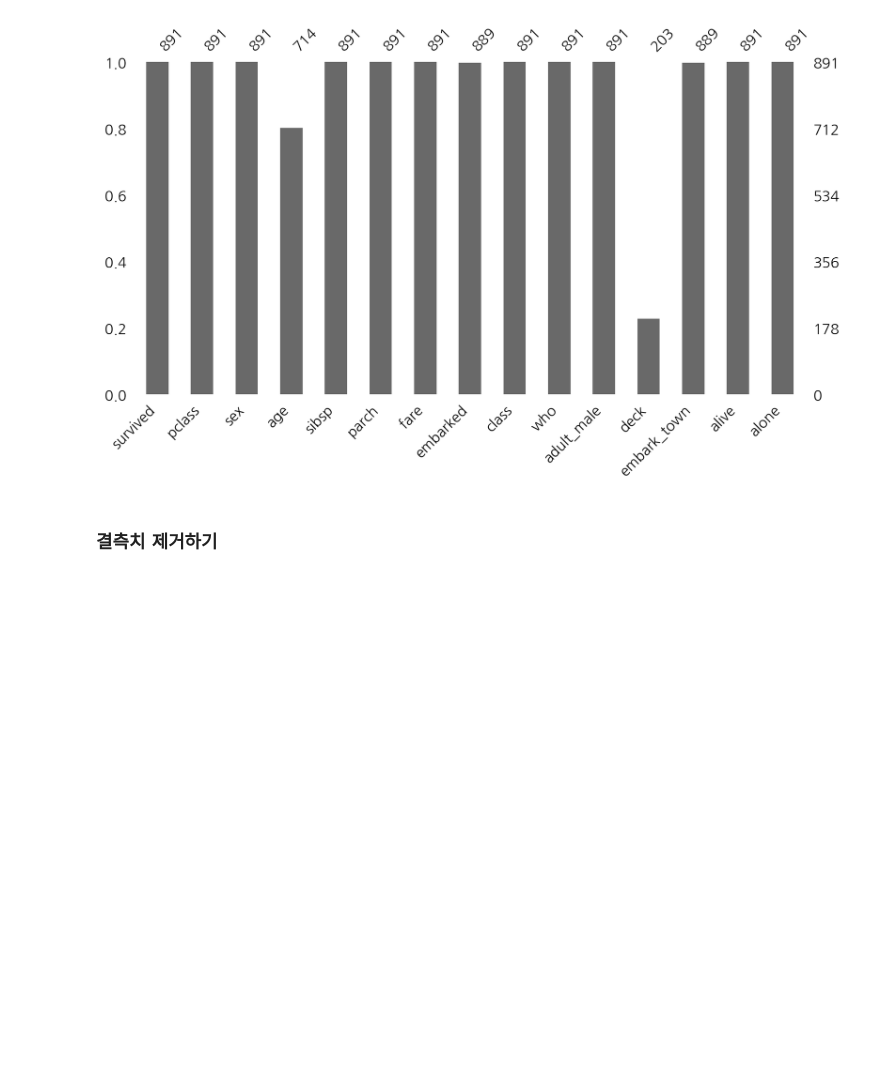
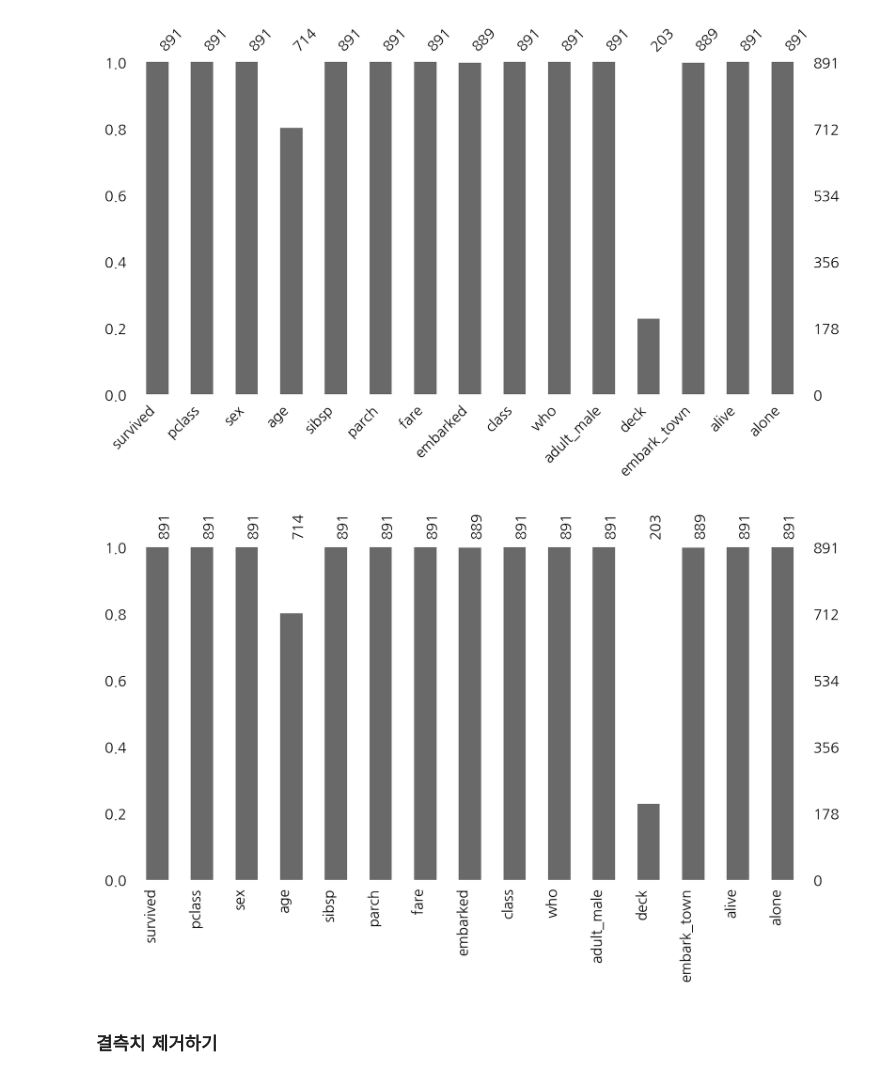
Before and after one commit to 20232497/2026-1-BDA, a Jupyter notebook: code/14w_ch07_missingvalue_outlier.ipynb, the cells around one changed output. Saved outputs shown, nothing was run; the diff lists cells and outputs as text; code cells hidden in the pictures; blank space fills up the shorter version.

```diff
--- a/code/14w_ch07_missingvalue_outlier.ipynb
+++ b/code/14w_ch07_missingvalue_outlier.ipynb
@@ -584,6 +606,10 @@ tdf.shape[0]
 msno.bar(tdf, figsize=(10, 5), fontsize=12); # label_rotation=45
 # %% [output]
 [figure]
+# %%
+msno.bar(tdf, figsize=(10, 5), fontsize=12, label_rotation=90);
+# %% [output]
+[figure, added]
 # %% [markdown]
 ### 결측치 제거하기
 # %%
```
Also changed, not shown: parts of 40 cells of this notebook.
